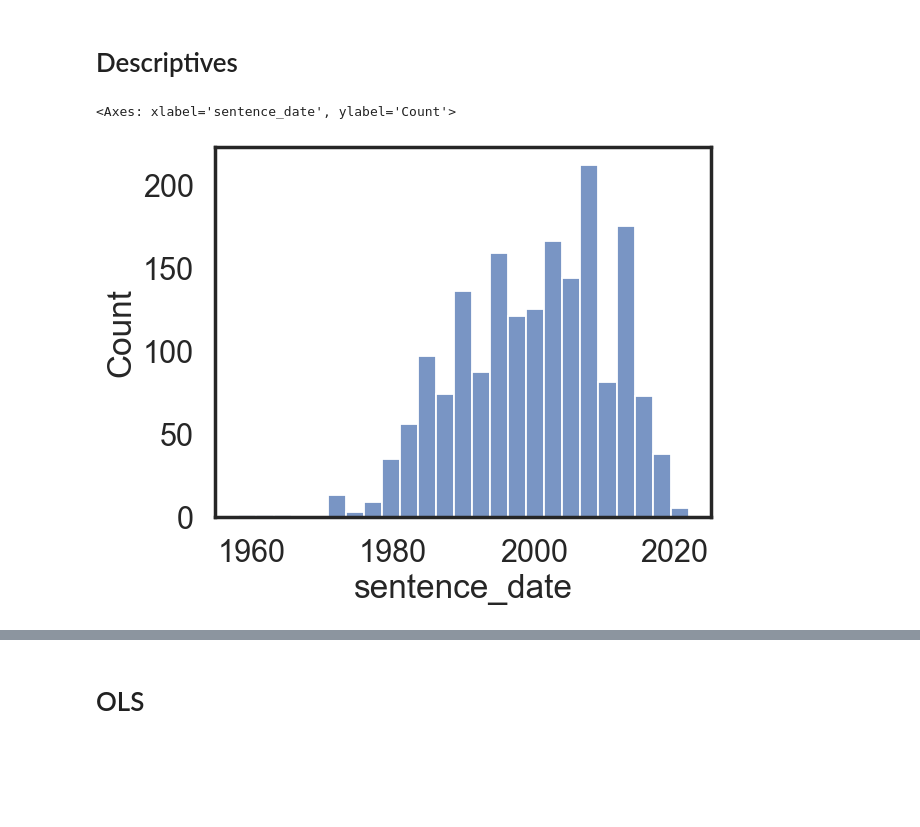
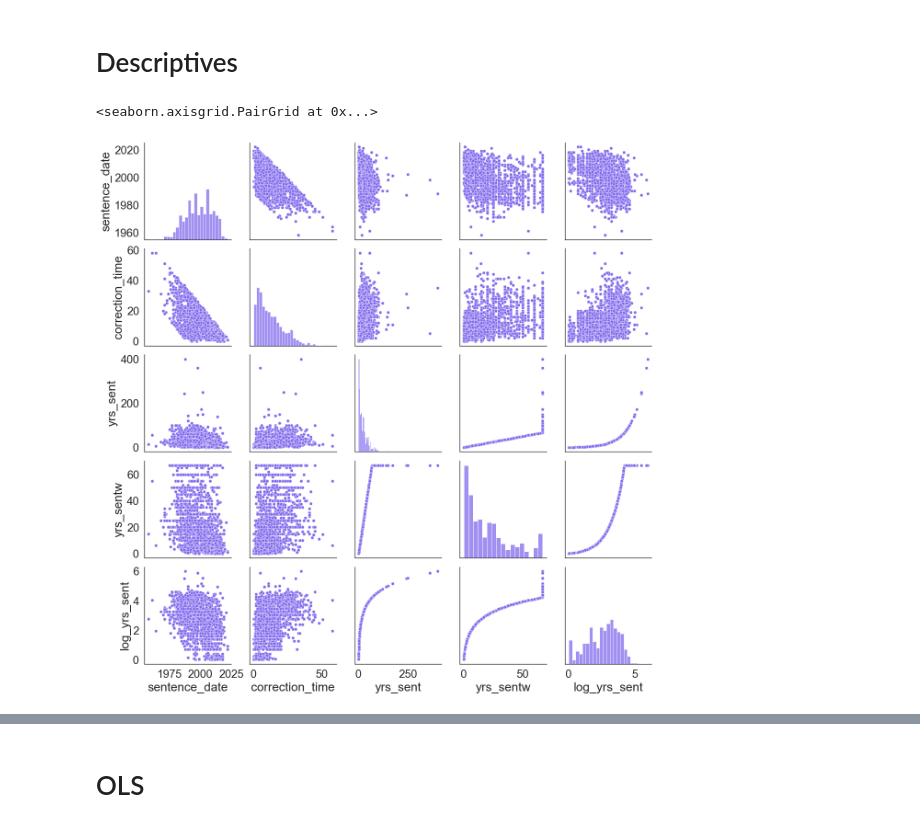
Before and after one commit to josh-ashkinaze/er_correct, a Jupyter notebook: exon.ipynb, the cells around one changed output, grey strips where cells are left out. Cells and saved outputs as stored; diff of their text form; code cells hidden in the pictures; blank space fills up the shorter version.

```diff
--- a/exon.ipynb
+++ b/exon.ipynb
@@ -67,7 +162,8 @@ df = df.dropna(subset=['years', 'sentence_date'])
 # %% [markdown]
 # Descriptives
 # %%
-sns.histplot(df['sentence_date'])
+vars = ['sentence_date', 'correction_time', 'yrs_sent', 'yrs_sentw', 'log_yrs_sent']
+sns.pairplot(df[vars])
 # %% [output]
-<Axes: xlabel='sentence_date', ylabel='Count'>
+<seaborn.axisgrid.PairGrid at 0x...>
-[figure, old version]
+[figure, new version]
```
Also changed, not shown: parts of 10 cells of this notebook.
